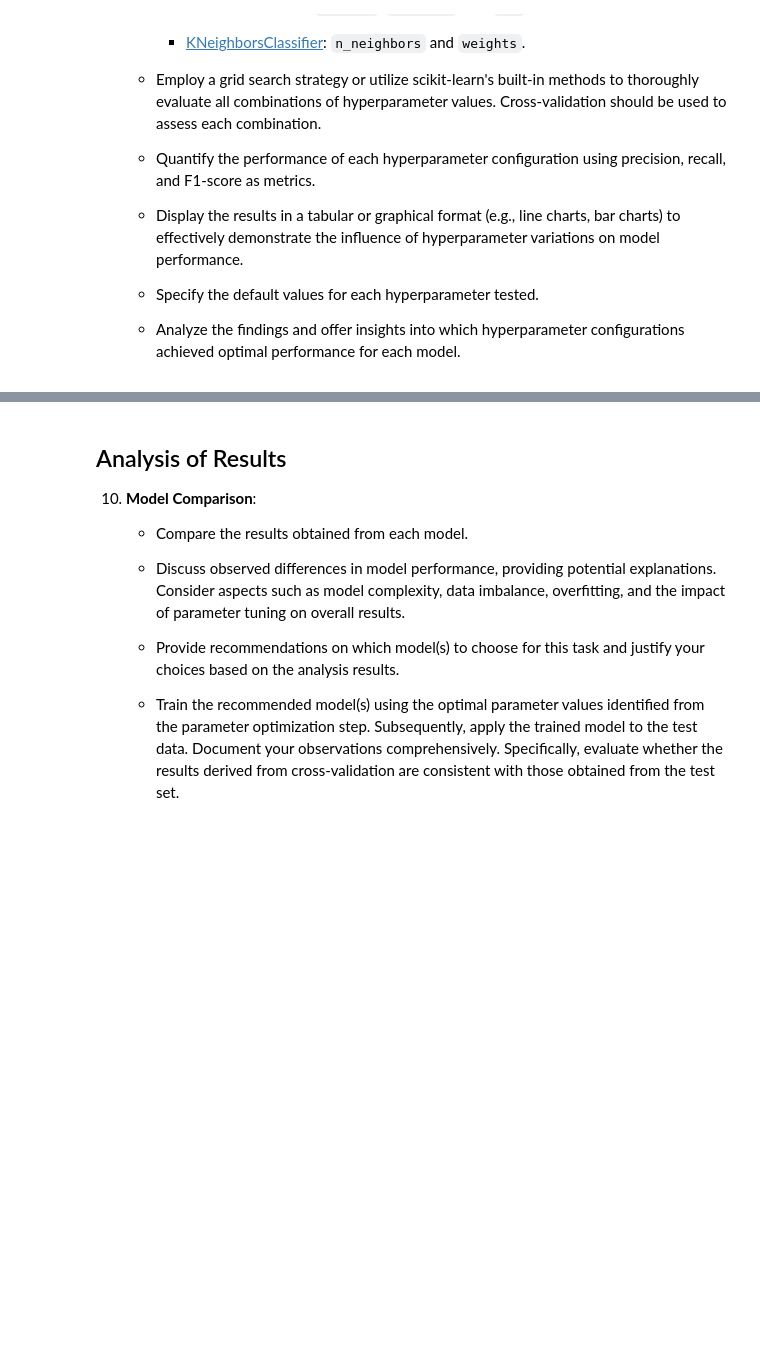
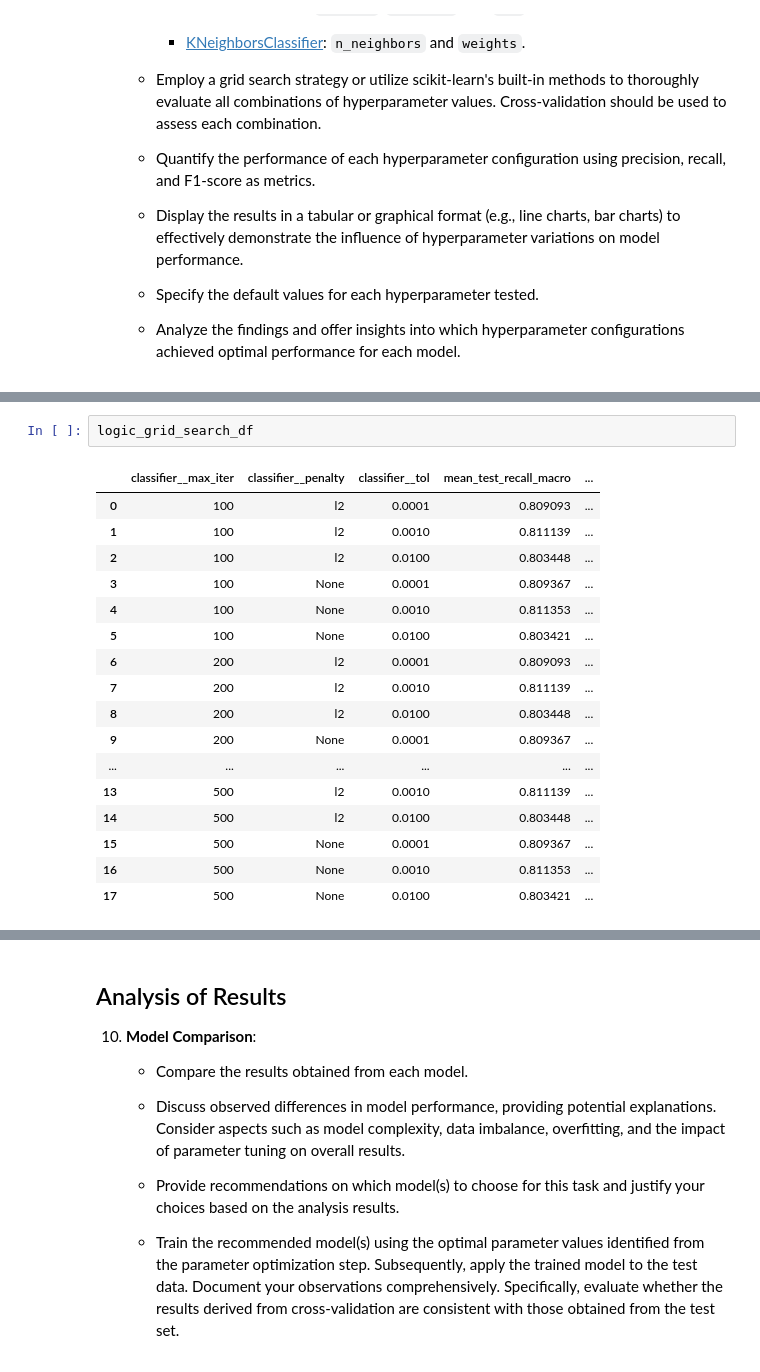
Before and after one commit to ultra-passion-fruit/Diabetes-Data-Analysis, a Jupyter notebook: csi4106_a2_300228879_300240688.ipynb, the cells around one changed output, grey strips where cells are left out. Drawn from its saved outputs; the diff is of its cells as text; blank space fills up the shorter version.

```diff
--- a/csi4106_a2_300228879_300240688.ipynb
+++ b/csi4106_a2_300228879_300240688.ipynb
@@ -549,0 +867,20 @@ Looking purely at the metrics, the best model appears to be a Decision Tree Clas
+# %%
+logic_grid_search_df
+# %% [output]
+|  | classifier__max_iter | classifier__penalty | classifier__tol | mean_test_recall_macro | ... |
+| 0 | 100 | l2 | 0.0001 | 0.809093 | ... |
+| 1 | 100 | l2 | 0.0010 | 0.811139 | ... |
+| 2 | 100 | l2 | 0.0100 | 0.803448 | ... |
+| 3 | 100 | None | 0.0001 | 0.809367 | ... |
+| 4 | 100 | None | 0.0010 | 0.811353 | ... |
+| 5 | 100 | None | 0.0100 | 0.803421 | ... |
+| 6 | 200 | l2 | 0.0001 | 0.809093 | ... |
+| 7 | 200 | l2 | 0.0010 | 0.811139 | ... |
+| 8 | 200 | l2 | 0.0100 | 0.803448 | ... |
+| 9 | 200 | None | 0.0001 | 0.809367 | ... |
+| ... | ... | ... | ... | ... | ... |
+| 13 | 500 | l2 | 0.0010 | 0.811139 | ... |
+| 14 | 500 | l2 | 0.0100 | 0.803448 | ... |
+| 15 | 500 | None | 0.0001 | 0.809367 | ... |
+| 16 | 500 | None | 0.0010 | 0.811353 | ... |
+| 17 | 500 | None | 0.0100 | 0.803421 | ... |
```
Also changed, not shown: parts of 106 cells of this notebook.
